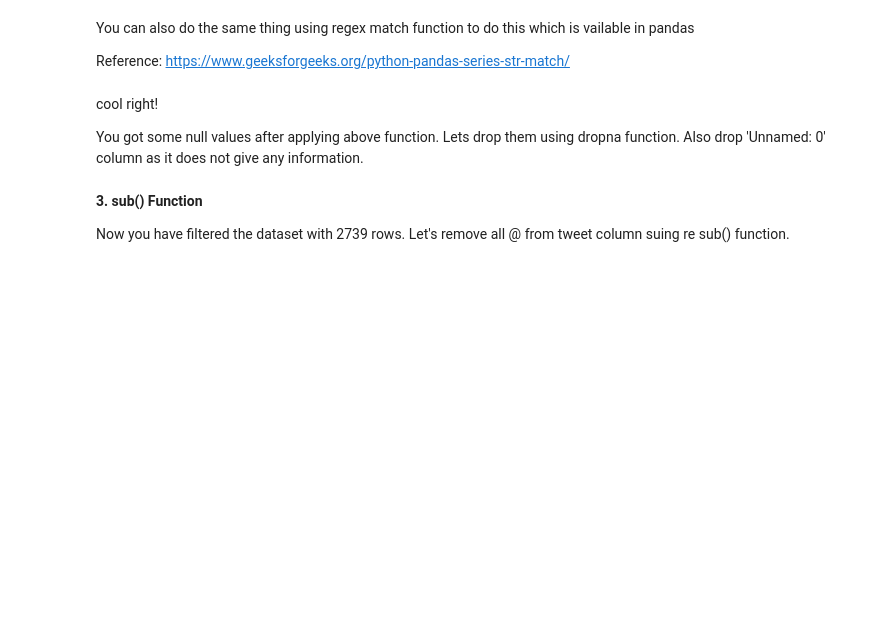
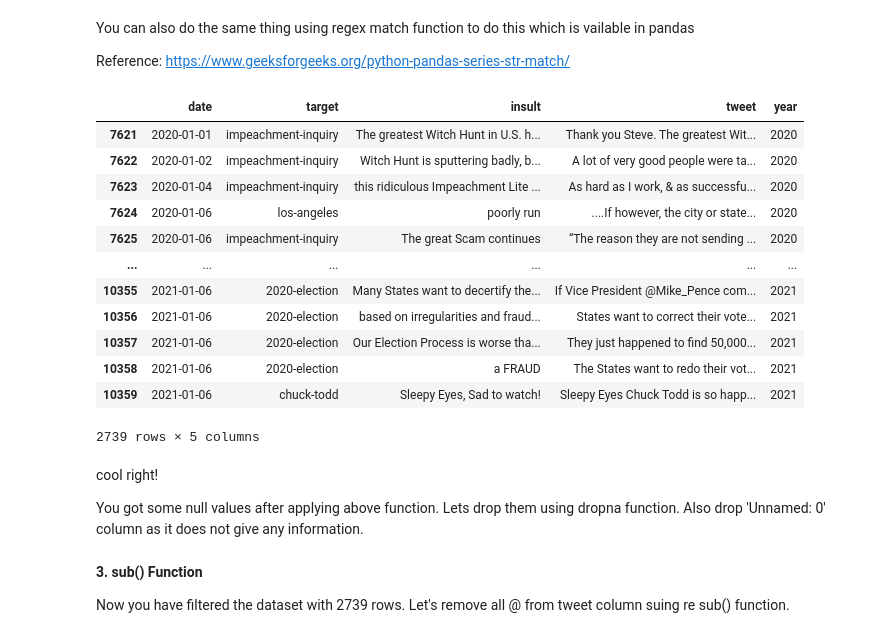
Before and after one commit to sureshmecad/CloudyML-AI-FOR-ALL, a Jupyter notebook: 6_Data_Cleaning_CloudyML.ipynb, the cells around one changed output. Cells and saved outputs as stored; diff of their text form; code cells hidden in the pictures; blank space fills up the shorter version.

```diff
--- a/6_Data_Cleaning_CloudyML.ipynb
+++ b/6_Data_Cleaning_CloudyML.ipynb
@@ -676,3 +682,3 @@ On this dataset we will learn how to use regex for data cleaning. By the way it
 # %%
 #load dataset
-tweet_data=#
+tweet_data= pd.read_csv("trump_insult_tweets_2014_to_2021.csv")
@@ -695,9 +707,11 @@ You can refer this video so that you revisit how apply function works: https://w
 Make another column 'year' with year in each row using regex on date column.
 # %%
 # create a function which takes date as parameter and applies regex on it
-
+def get_year(date):
+  return re.findall('(\d{4})', date)[0]
 
 #use apply function on tweet_data to use above function in order to make year column
-
+tweet_data['year'] = tweet_data['date'].apply(get_year)
 
 #print tweet_data head
+tweet_data.head()
@@ -709,9 +730,13 @@ lets filter year from 2020-2021 which was the election time in USA.
 We will use regex search for this
 # %%
 # create a function which takes year as parameter and applies regex on it
-
+def year_filter(year):
+  x=re.search('^202\d', year)
+  if x:
+    return year
 
 #use apply function on tweet_data to use above function in order to search tweets of 2020-2021
-
+tweet_data['year'] = tweet_data['year'].apply(year_filter)
 
 #tweet_data head
+tweet_data.head()
@@ -721,6 +753,21 @@ You can also do the same thing using regex match function to do this which is va
 Reference: https://www.geeksforgeeks.org/python-pandas-series-str-match/
 # %%
 # apply pandas str.match() function
+tweet_data[tweet_data['year'].str.match('^202\d')==True]
+# %% [output]
+|  | date | target | insult | tweet | year |
+| 7621 | 2020-01-01 | impeachment-inquiry | The greatest Witch Hunt in U.S. h... | Thank you Steve. The greatest Wit... | 2020 |
+| 7622 | 2020-01-02 | impeachment-inquiry | Witch Hunt is sputtering badly, b... | A lot of very good people were ta... | 2020 |
+| 7623 | 2020-01-04 | impeachment-inquiry | this ridiculous Impeachment Lite ... | As hard as I work, & as successfu... | 2020 |
+| 7624 | 2020-01-06 | los-angeles | poorly run | ....If however, the city or state... | 2020 |
+| 7625 | 2020-01-06 | impeachment-inquiry | The great Scam continues | “The reason they are not sending ... | 2020 |
+| ... | ... | ... | ... | ... | ... |
+| 10355 | 2021-01-06 | 2020-election | Many States want to decertify the... | If Vice President @Mike_Pence com... | 2021 |
+| 10356 | 2021-01-06 | 2020-election | based on irregularities and fraud... | States want to correct their vote... | 2021 |
+| 10357 | 2021-01-06 | 2020-election | Our Election Process is worse tha... | They just happened to find 50,000... | 2021 |
+| 10358 | 2021-01-06 | 2020-election | a FRAUD | The States want to redo their vot... | 2021 |
+| 10359 | 2021-01-06 | chuck-todd | Sleepy Eyes, Sad to watch! | Sleepy Eyes Chuck Todd is so happ... | 2021 |
+2739 rows × 5 columns
 # %% [markdown]
 cool right!
 
```
Also changed, not shown: parts of 13 cells of this notebook.
